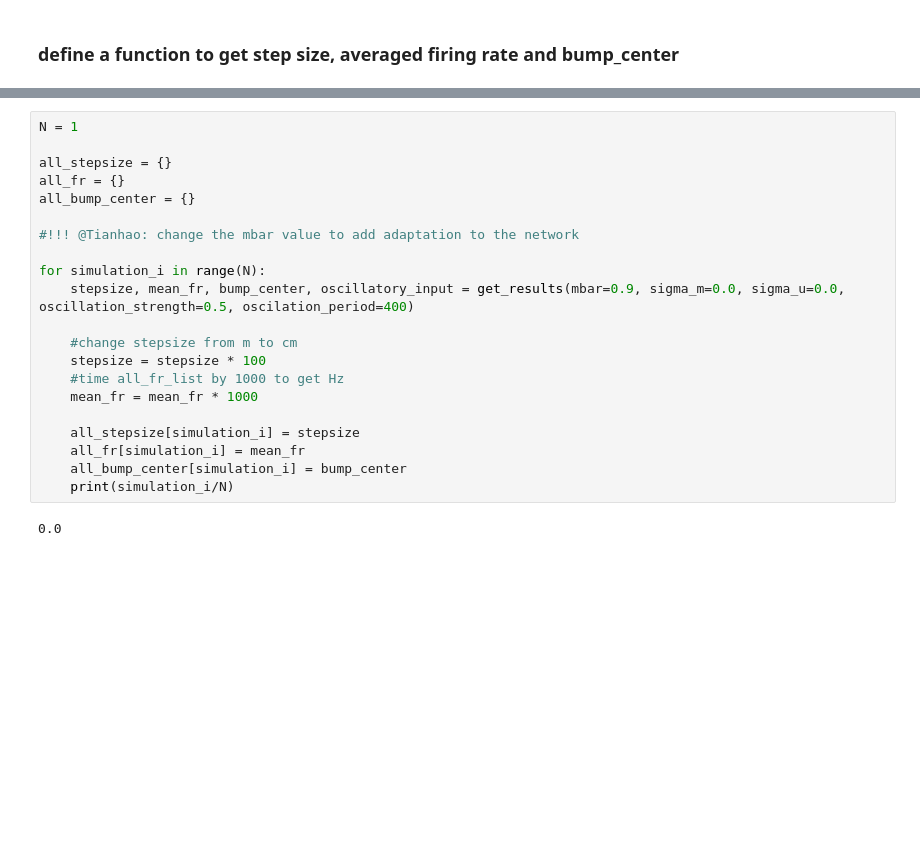
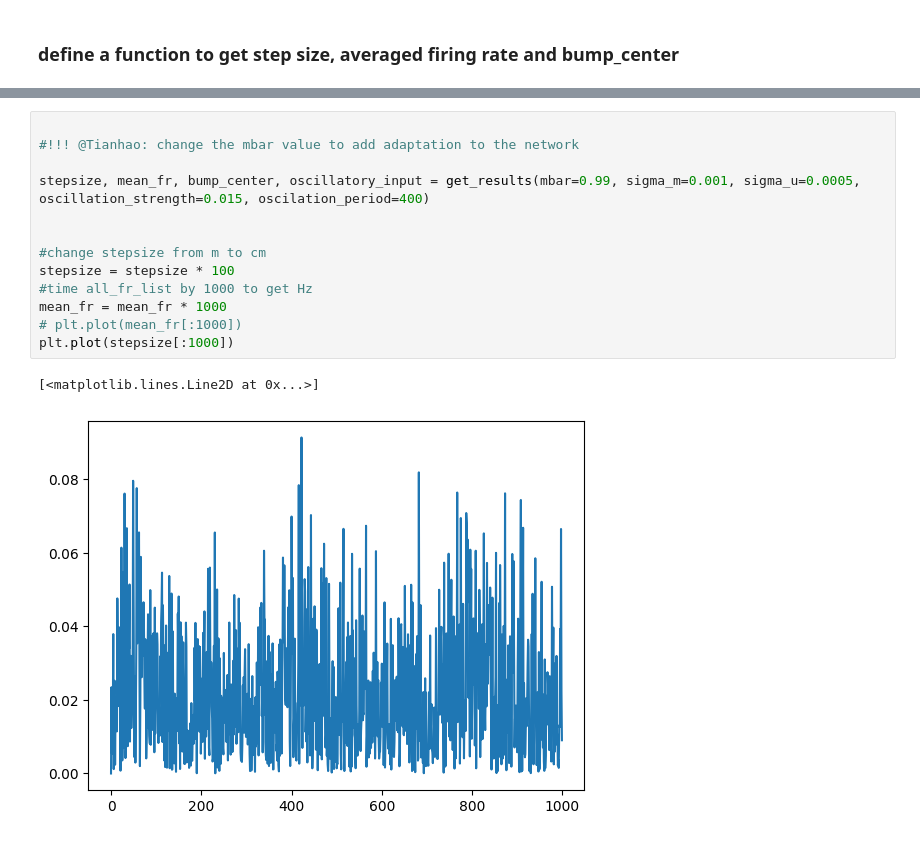
Before and after one commit to ZilongJi/AdaptiveAttractorForSequences, a Jupyter notebook: PaperFigureCode/Fig6_antiphase_locking_1DCANN.ipynb, the cells around one changed output, grey strips where cells are left out. Cells and saved outputs as stored; diff of their text form; blank space fills up the shorter version.

```diff
--- a/PaperFigureCode/Fig6_antiphase_locking_1DCANN.ipynb
+++ b/PaperFigureCode/Fig6_antiphase_locking_1DCANN.ipynb
@@ -80,28 +78,21 @@ def get_results(mbar, sigma_m=0.1, sigma_u=0.02, oscillation_strength=0.5, oscil
 
     return stepsize, ave_fr, bump_center, oscillatory_input
 # %%
-N = 1
-
-all_stepsize = {}
-all_fr = {}
-all_bump_center = {}
 
 #!!! @Tianhao: change the mbar value to add adaptation to the network
 
-for simulation_i in range(N):
-    stepsize, mean_fr, bump_center, oscillatory_input = get_results(mbar=0.9, sigma_m=0.0, sigma_u=0.0,  oscillation_strength=0.5, oscilation_period=400)
+stepsize, mean_fr, bump_center, oscillatory_input = get_results(mbar=0.99, sigma_m=0.001, sigma_u=0.0005,  oscillation_strength=0.015, oscilation_period=400)
 
-    #change stepsize from m to cm
-    stepsize = stepsize * 100
-    #time all_fr_list by 1000 to get Hz
-    mean_fr = mean_fr * 1000
 
-    all_stepsize[simulation_i] = stepsize
-    all_fr[simulation_i] = mean_fr
-    all_bump_center[simulation_i] = bump_center
-    print(simulation_i/N)
+#change stepsize from m to cm
+stepsize = stepsize * 100
+#time all_fr_list by 1000 to get Hz
+mean_fr = mean_fr * 1000
+# plt.plot(mean_fr[:1000])
+plt.plot(stepsize[:1000])
 # %% [output]
-0.0
+[<matplotlib.lines.Line2D at 0x...>]
+[figure, added]
 # %%
 
 init = 5000
```
Also changed, not shown: parts of 3 cells of this notebook, 4 other files.
